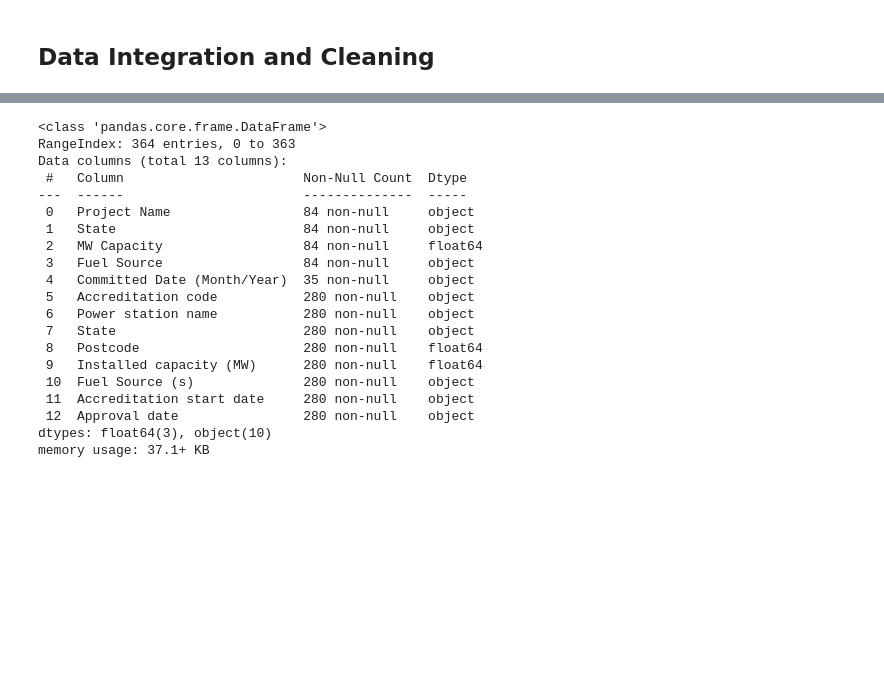
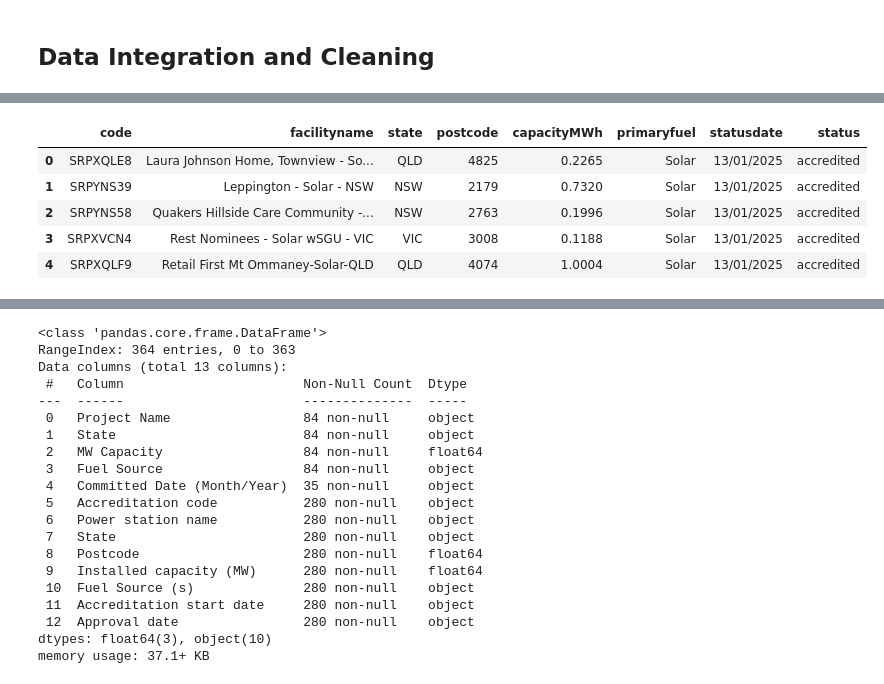
Before and after one commit to jinyjib98/comp5339, a Jupyter notebook: comp5339_a1.ipynb, the cells around one changed output, grey strips where cells are left out. Drawn from its saved outputs; the diff is of its cells as text; code cells hidden in the pictures; blank space fills up the shorter version.

```diff
--- a/comp5339_a1.ipynb
+++ b/comp5339_a1.ipynb
@@ -419,0 +508,36 @@ renewable_df.head()
+# %%
+# Rename columns & drop unnecessary columns
+accredited_clean = accredited.copy()
+accredited_clean = accredited_clean.rename(columns = {
+                                                        'Power station name': 'facilityname',
+                                                        'State': 'state',
+                                                        'Installed capacity (MW)': 'capacityMWh',
+                                                        'Postcode': 'postcode',
+                                                        'Fuel Source (s)': 'primaryfuel',
+                                                        'Approval date': 'statusdate',
+                                                        'Accreditation code': 'code'})
+
+
+# Create a new column 'status' for distinguishing between accredited, committed, and probable
+accredited_clean['status'] = 'accredited'
+
+# Create a new column 'duration' for calculating the time span between the approval date and the start date
+accredited_clean['duration'] = accredited_clean['statusdate'] - accredited_clean['Accreditation start date']
+# Drop the 'Accreditation start date' column
+accredited_clean.drop(columns = ['Accreditation start date'], inplace = True)
+
+# Convert primaryfuel to Biomass if it contains Waste or Gas
+accredited_clean.primaryfuel = np.where(accredited_clean.primaryfuel.str.contains('Waste|Gas', case = False, na = False), 'Biomass', accredited_clean.primaryfuel)
+accredited_clean.primaryfuel.value_counts()
+
+# Delete unnecessary information from facilityname
+
+
+accredited_clean.head()
+# %% [output]
+|  | code | facilityname | state | postcode | capacityMWh | primaryfuel | statusdate | status |
+| 0 | SRPXQLE8 | Laura Johnson Home, Townview - So... | QLD | 4825 | 0.2265 | Solar | 13/01/2025 | accredited |
+| 1 | SRPYNS39 | Leppington - Solar - NSW | NSW | 2179 | 0.7320 | Solar | 13/01/2025 | accredited |
+| 2 | SRPYNS58 | Quakers Hillside Care Community -... | NSW | 2763 | 0.1996 | Solar | 13/01/2025 | accredited |
+| 3 | SRPXVCN4 | Rest Nominees - Solar wSGU - VIC | VIC | 3008 | 0.1188 | Solar | 13/01/2025 | accredited |
+| 4 | SRPXQLF9 | Retail First Mt Ommaney-Solar-QLD | QLD | 4074 | 1.0004 | Solar | 13/01/2025 | accredited |
```
Also changed, not shown: parts of 17 cells of this notebook, 1 other file.
